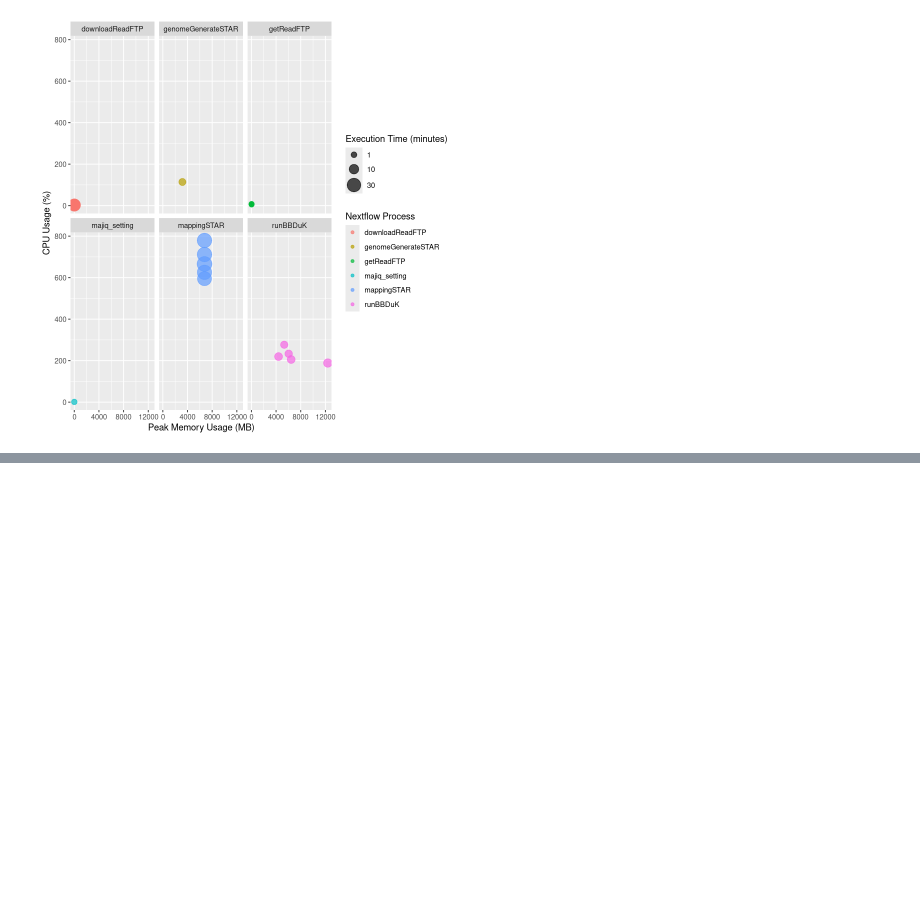
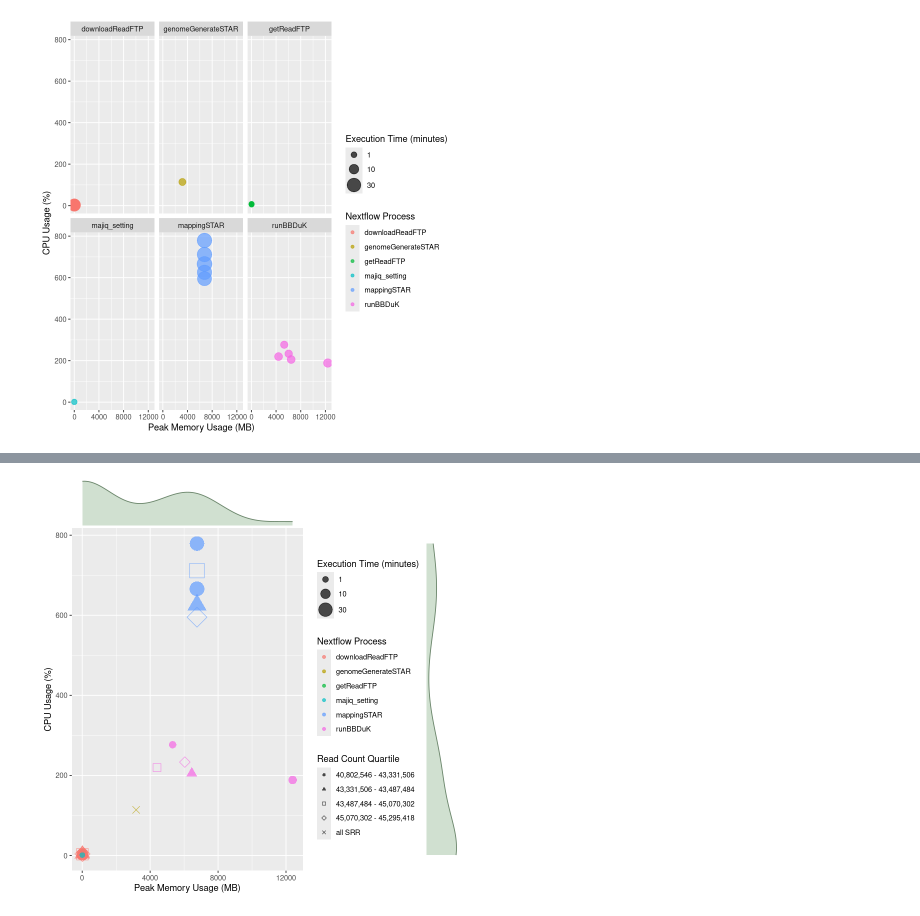
Before and after one commit to labbces/SpliceScape, a Jupyter notebook: performance_analysis/performance_analysis.ipynb, the cells around one changed output, grey strips where cells are left out. Cells and saved outputs as stored; diff of their text form; code cells hidden in the pictures; blank space fills up the shorter version.

```diff
--- a/performance_analysis/performance_analysis.ipynb
+++ b/performance_analysis/performance_analysis.ipynb
@@ -377,0 +396,16 @@ resources_plot +
+# %%
+library(DBI)
+library(RSQLite)
+
+con <- dbConnect(SQLite(), "~/grasses.db")
+
+get_num_spots <- function(srr) {
+  query <- sprintf("SELECT number_of_spots FROM sra_metadata WHERE sra_id = '%s'", srr)
+  res <- dbGetQuery(con, query)
+  if (nrow(res) == 0) return(NA)
+  return(res$number_of_spots[1])
+}
+
+trace_data_processed$number_of_spots <- sapply(trace_data_processed$srr, get_num_spots)
+trace_data_processed$number_of_reads <- 2 * as.numeric(trace_data_processed$number_of_spots)
+head(trace_data_processed)
@@ -377,0 +463,41 @@ resources_plot +
+# %%
+resources_plot <- ggplot(trace_data_processed,
+                         aes(x = peak_rss_mb, y = cpu_percent)) +
+  geom_point(
+    aes(
+      color = process,
+      size = duration_min,
+      shape = reads_quartile
+    ),
+    alpha = 0.7
+  ) +
+  scale_size_continuous(
+    range = c(2, 8),
+    breaks = c(1, 10, 30, 60, 120, 240),
+    name = "Execution Time (minutes)"
+  ) +
+  scale_shape_manual(
+    values = c(16, 17, 0, 5, 4), # here is where I can define the shapes
+    name = "Read Count Quartile"
+  ) +
+  labs(
+    x = "Peak Memory Usage (MB)",
+    y = "CPU Usage (%)",
+    color = "Nextflow Process"
+  ) +
+  theme_gray() +
+  theme(legend.position = "right")
+
+summary_resource_plot <- ggMarginal(
+  resources_plot,
+  type = "density",
+  margins = "both",
+  fill = "#bcd3bc",
+  col = "#6b866b",
+  alpha = 0.7,
+  size = 7
+)
+
+print(summary_resource_plot)
+# %% [output]
+[figure, added]
```
Also changed, not shown: parts of 3 cells of this notebook, 1 other file.
